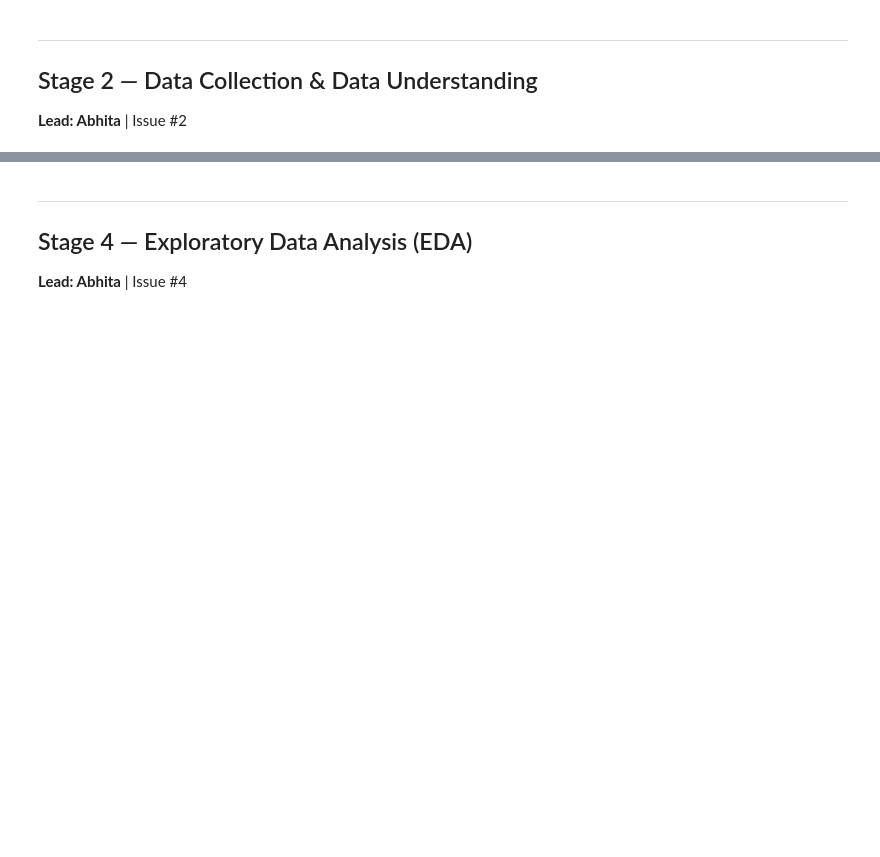
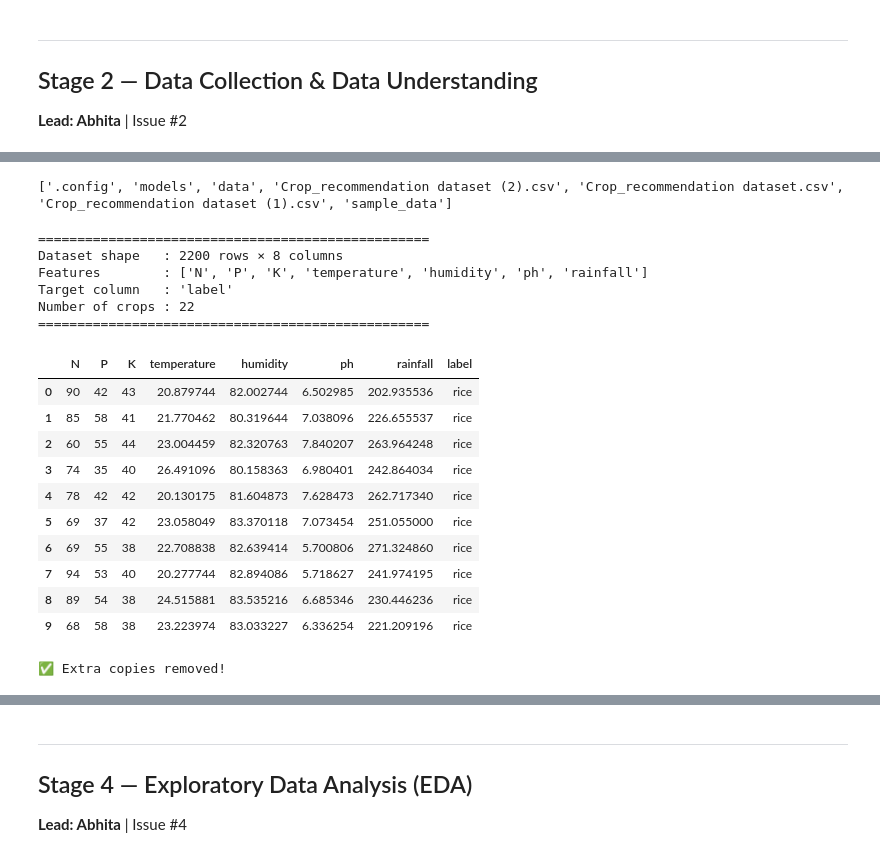
Before and after one commit to adithyanb276/Crop-Recommendation-System-Using-Soil-and-Climate-Data, a Jupyter notebook: crop_recommendation.ipynb, the cells around one changed output, grey strips where cells are left out. Drawn from its saved outputs; the diff is of its cells as text; code cells hidden in the pictures; blank space fills up the shorter version.

```diff
--- a/crop_recommendation.ipynb
+++ b/crop_recommendation.ipynb
@@ -75,3 +74,44 @@ df.head(10)
+# %%
+import os
+files = os.listdir('/content/')
+print(files)
+# %% [output]
+['.config', 'models', 'data', 'Crop_recommendation dataset (2).csv', 'Crop_recommendation dataset.csv', 'Crop_recommendation dataset (1).csv', 'sample_data']
+# %%
+df = pd.read_csv('/content/Crop_recommendation dataset.csv')
+
+print("=" * 50)
+print(f"Dataset shape   : {df.shape[0]} rows × {df.shape[1]} columns")
+print(f"Features        : {df.columns[:-1].tolist()}")
+print(f"Target column   : '{df.columns[-1]}'")
+print(f"Number of crops : {df['label'].nunique()}")
+print("=" * 50)
+df.head(10)
+# %% [output]
+==================================================
+Dataset shape   : 2200 rows × 8 columns
+Features        : ['N', 'P', 'K', 'temperature', 'humidity', 'ph', 'rainfall']
+Target column   : 'label'
+Number of crops : 22
+==================================================
+|  | N | P | K | temperature | humidity | ph | rainfall | label |
+| 0 | 90 | 42 | 43 | 20.879744 | 82.002744 | 6.502985 | 202.935536 | rice |
+| 1 | 85 | 58 | 41 | 21.770462 | 80.319644 | 7.038096 | 226.655537 | rice |
+| 2 | 60 | 55 | 44 | 23.004459 | 82.320763 | 7.840207 | 263.964248 | rice |
+| 3 | 74 | 35 | 40 | 26.491096 | 80.158363 | 6.980401 | 242.864034 | rice |
+| 4 | 78 | 42 | 42 | 20.130175 | 81.604873 | 7.628473 | 262.717340 | rice |
+| 5 | 69 | 37 | 42 | 23.058049 | 83.370118 | 7.073454 | 251.055000 | rice |
+| 6 | 69 | 55 | 38 | 22.708838 | 82.639414 | 5.700806 | 271.324860 | rice |
+| 7 | 94 | 53 | 40 | 20.277744 | 82.894086 | 5.718627 | 241.974195 | rice |
+| 8 | 89 | 54 | 38 | 24.515881 | 83.535216 | 6.685346 | 230.446236 | rice |
+| 9 | 68 | 58 | 38 | 23.223974 | 83.033227 | 6.336254 | 221.209196 | rice |
+# %%
+import os
+os.remove('/content/Crop_recommendation dataset (1).csv')
+os.remove('/content/Crop_recommendation dataset (2).csv')
+print("✅ Extra copies removed!")
+# %% [output]
+✅ Extra copies removed!
 # %%
 # ── 2.2 Dataset Info ────────────────────────────────────────────────────
 print("Column data types and non-null counts:")
```
Also changed, not shown: parts of 21 cells of this notebook.
